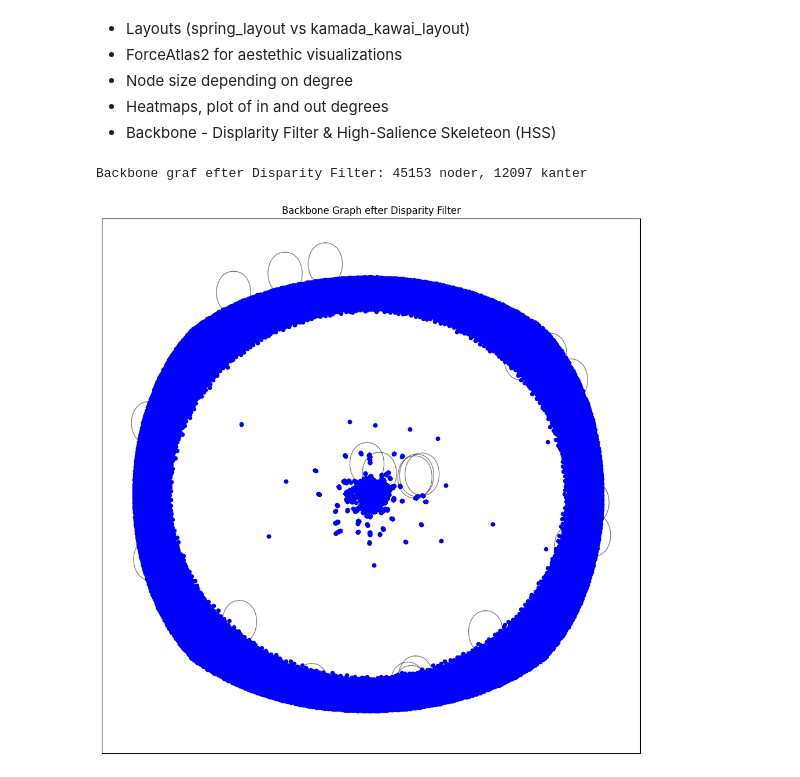
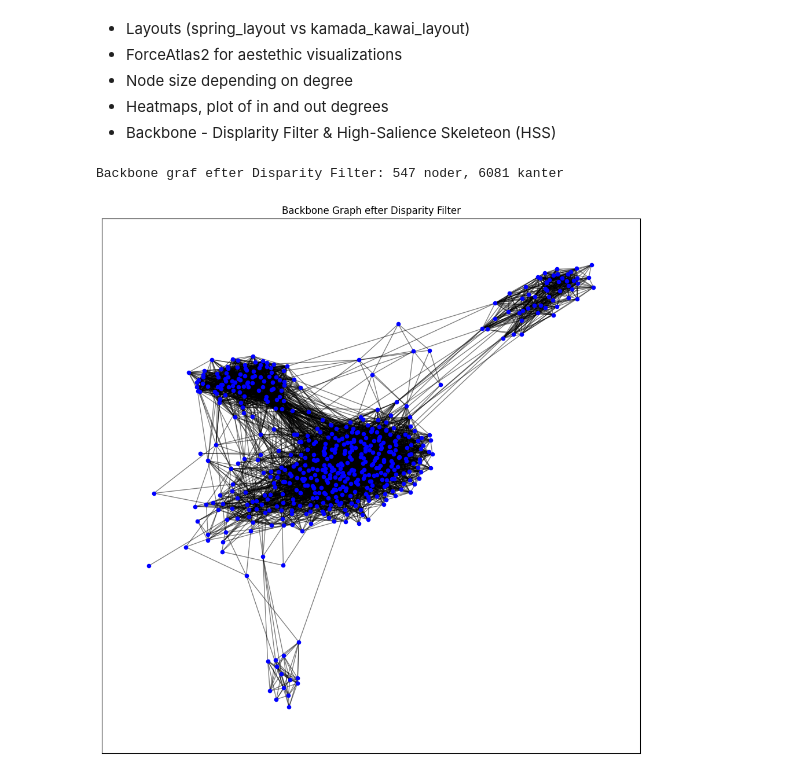
Before and after one commit to RasDTU02/social-graphs, a Jupyter notebook: main.ipynb, the cells around one changed output. Drawn from its saved outputs; the diff is of its cells as text; code cells hidden in the pictures.

```diff
--- a/main.ipynb
+++ b/main.ipynb
@@ -75,6 +75,9 @@ Film-Noir               353
 IMAX                    195
 Name: count, dtype: int64
 # %%
+import itertools
+import networkx as nx
+
 # 4. Opret graf
 G = nx.Graph()
 
@@ -92,14 +95,13 @@ for cast in genre_df["cast_list"]:
         else:
             G.add_edge(a, b, weight=1)
 
-# 5. Evt. filtrer netværket (f.eks. kun skuespillere med mindst X forbindelser)
-# Her laver vi fx et subgraf med skuespillere, der har mindst 3 naboer
-min_degree = 0
-nodes_to_keep = [n for n, d in G.degree() if d >= min_degree]
-H = G.subgraph(nodes_to_keep).copy()
+# 5. Fjern isolerede noder (valgfrit, men anbefales)
+H = G.copy()
+isolated = [n for n, d in H.degree() if d == 0]
+H.remove_nodes_from(isolated)
 
-# print nogle informationer om grafen
+# Info
 print("Original graf: {} noder, {} kanter".format(G.number_of_nodes(), G.number_of_edges()))
-print("Subgraf med mindst {} forbindelser: {} noder, {} kanter".format(min_degree, H.number_of_nodes(), H.number_of_edges()))
+print("Renset graf uden isolerede noder: {} noder, {} kanter".format(H.number_of_nodes(), H.number_of_edges()))
 # %% [output]
 Original graf: 45153 noder, 378226 kanter
@@ -317,33 +590,33 @@ def disparity_filter(G, alpha=0.05):
                 backbone.add_edge(node, nbr, **data)
             continue
 
         # sum of incident weights
         w_sum = sum(data["weight"] for _, data in G[node].items())
 
         for nbr, data in G[node].items():
             w = data["weight"]
             p_ij = w / w_sum
 
             # Disparity Filter significance test
             alpha_ij = 1 - (1 - p_ij) ** (k - 1)
 
             if alpha_ij < alpha:
                 # keep significant edge
                 backbone.add_edge(node, nbr, **data)
 
     return backbone
 
 # Anvend disparity filter på grafen H
-backbone_H = disparity_filter(H, alpha=0.5)
+backbone_H = disparity_filter(H, alpha=0.8)
 print("\nBackbone graf efter Disparity Filter: {} noder, {} kanter".format(backbone_H.number_of_nodes(), backbone_H.number_of_edges()))
 
 # plot
 pos = nx.spring_layout(backbone_H, seed=42)
 plt.figure(figsize=(12, 12))
 nx.draw_networkx_nodes(backbone_H, pos, node_size=20, node_color='blue')
 nx.draw_networkx_edges(backbone_H, pos, alpha=0.5)
 plt.title("Backbone Graph efter Disparity Filter")
 plt.show()
 # %% [output]
-Backbone graf efter Disparity Filter: 45153 noder, 12097 kanter
+Backbone graf efter Disparity Filter: 547 noder, 6081 kanter
-[figure, old version]
+[figure, new version]
```
Also changed, not shown: parts of 30 cells of this notebook, 2 other files.
